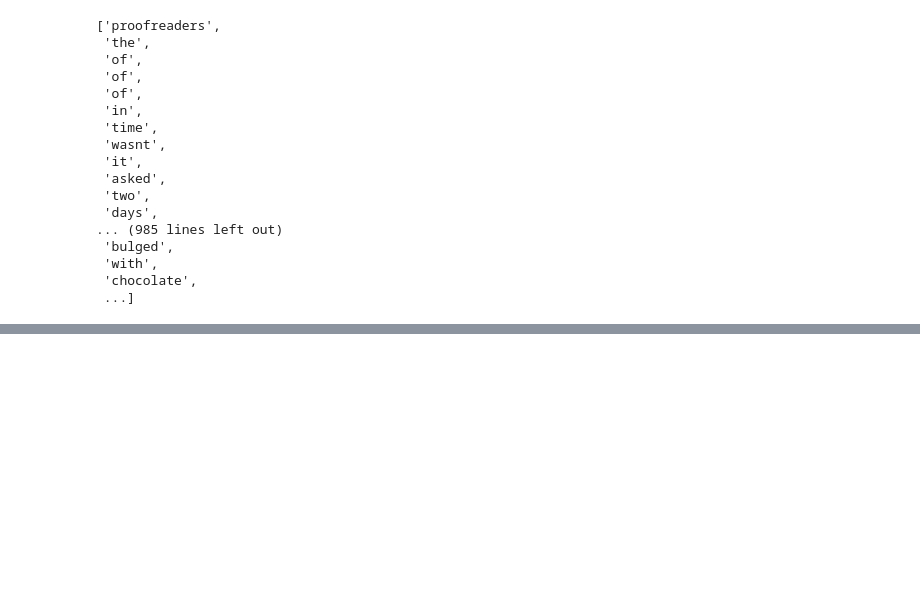
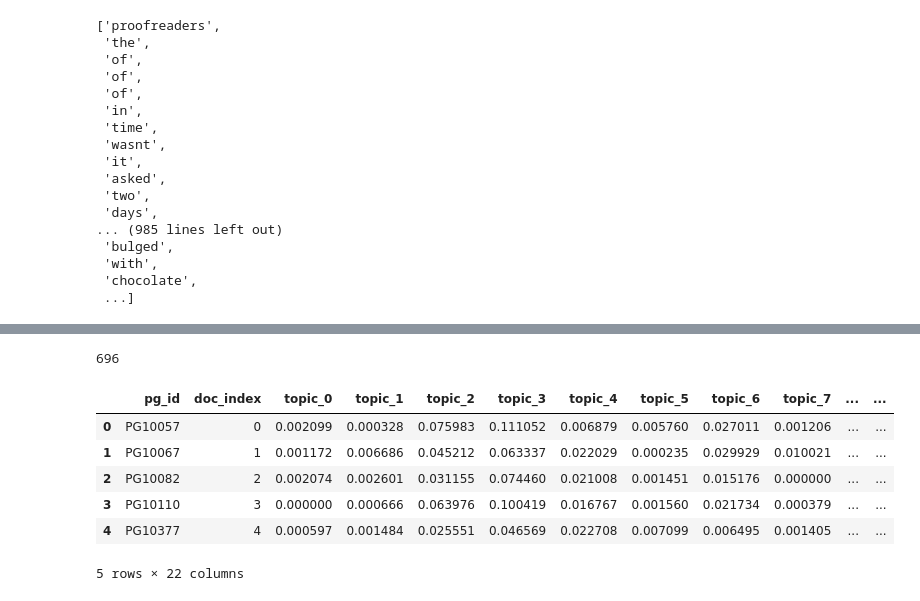
Before and after one commit to maggimckenzie/capstone_mm, a Jupyter notebook: notebooks/detective_and_mystery_lda04.ipynb, the cells around one changed output, grey strips where cells are left out. Cells and saved outputs as stored; diff of their text form; code cells hidden in the pictures; blank space fills up the shorter version.

```diff
--- a/notebooks/detective_and_mystery_lda04.ipynb
+++ b/notebooks/detective_and_mystery_lda04.ipynb
@@ -450,0 +578,4 @@ corpus[9]
+# %%
+doc_pgids = pd.DataFrame(ids, columns = ['pg_id'])
+print(len(doc_pgids))
+doc_pgids.head()
@@ -450,0 +590,13 @@ corpus[9]
+# %%
+topics_summary = doc_pgids.merge(topics_summary, left_index = True, right_index = True)
+print(len(topics_summary))
+topics_summary.head()
+# %% [output]
+696
+|  | pg_id | doc_index | topic_0 | topic_1 | topic_2 | topic_3 | topic_4 | topic_5 | topic_6 | topic_7 | ... | ... |
+| 0 | PG10057 | 0 | 0.002099 | 0.000328 | 0.075983 | 0.111052 | 0.006879 | 0.005760 | 0.027011 | 0.001206 | ... | ... |
+| 1 | PG10067 | 1 | 0.001172 | 0.006686 | 0.045212 | 0.063337 | 0.022029 | 0.000235 | 0.029929 | 0.010021 | ... | ... |
+| 2 | PG10082 | 2 | 0.002074 | 0.002601 | 0.031155 | 0.074460 | 0.021008 | 0.001451 | 0.015176 | 0.000000 | ... | ... |
+| 3 | PG10110 | 3 | 0.000000 | 0.000666 | 0.063976 | 0.100419 | 0.016767 | 0.001560 | 0.021734 | 0.000379 | ... | ... |
+| 4 | PG10377 | 4 | 0.000597 | 0.001484 | 0.025551 | 0.046569 | 0.022708 | 0.007099 | 0.006495 | 0.001405 | ... | ... |
+5 rows × 22 columns
```
Also changed, not shown: parts of 44 cells of this notebook, 1 other file.
